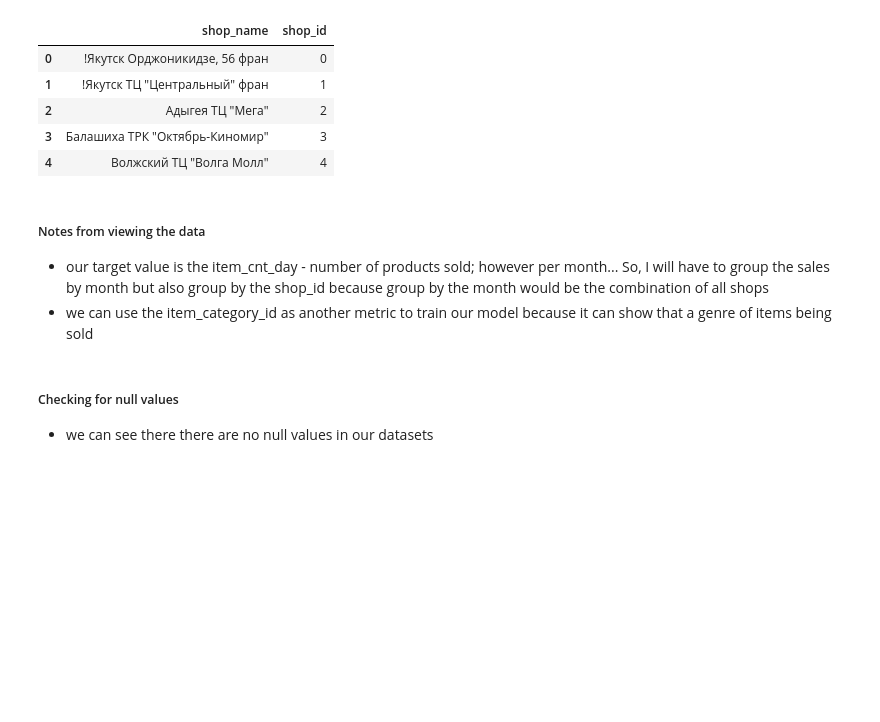
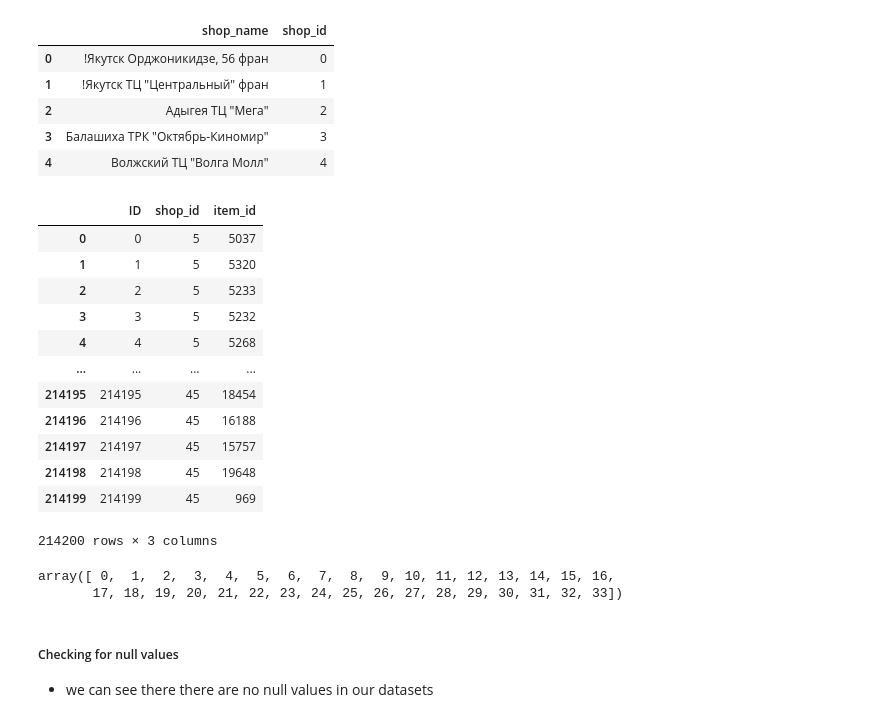
Before and after one commit to MichaelWoo-git/Predicting_Future_Sales_Timeseries, a Jupyter notebook: regression_analysis.ipynb, the cells around one changed output. Drawn from its saved outputs; the diff is of its cells as text; code cells hidden in the pictures; blank space fills up the shorter version.

```diff
--- a/regression_analysis.ipynb
+++ b/regression_analysis.ipynb
@@ -55,10 +55,28 @@ shops.head()
 | 2 | Адыгея ТЦ "Мега" | 2 |
 | 3 | Балашиха ТРК "Октябрь-Киномир" | 3 |
 | 4 | Волжский ТЦ "Волга Молл" | 4 |
-# %% [markdown]
-##### Notes from viewing the data
-* our target value is the item_cnt_day - number of products sold; however per month... So, I will have to group the sales by month but also group by the shop_id because group by the month would be the combination of all shops
-* we can use the item_category_id as another metric to train our model because it can show that a genre of items being sold
+# %%
+test = pd.read_csv("data/test.csv")
+test
+# %% [output]
+|  | ID | shop_id | item_id |
+| 0 | 0 | 5 | 5037 |
+| 1 | 1 | 5 | 5320 |
+| 2 | 2 | 5 | 5233 |
+| 3 | 3 | 5 | 5232 |
+| 4 | 4 | 5 | 5268 |
+| ... | ... | ... | ... |
+| 214195 | 214195 | 45 | 18454 |
+| 214196 | 214196 | 45 | 16188 |
+| 214197 | 214197 | 45 | 15757 |
+| 214198 | 214198 | 45 | 19648 |
+| 214199 | 214199 | 45 | 969 |
+214200 rows × 3 columns
+# %%
+sales["date_block_num"].unique()
+# %% [output]
+array([ 0,  1,  2,  3,  4,  5,  6,  7,  8,  9, 10, 11, 12, 13, 14, 15, 16,
+       17, 18, 19, 20, 21, 22, 23, 24, 25, 26, 27, 28, 29, 30, 31, 32, 33])
 # %% [markdown]
 ##### Checking for null values
 * we can see there there are no null values in our datasets
```
Also changed, not shown: parts of 15 cells of this notebook.
